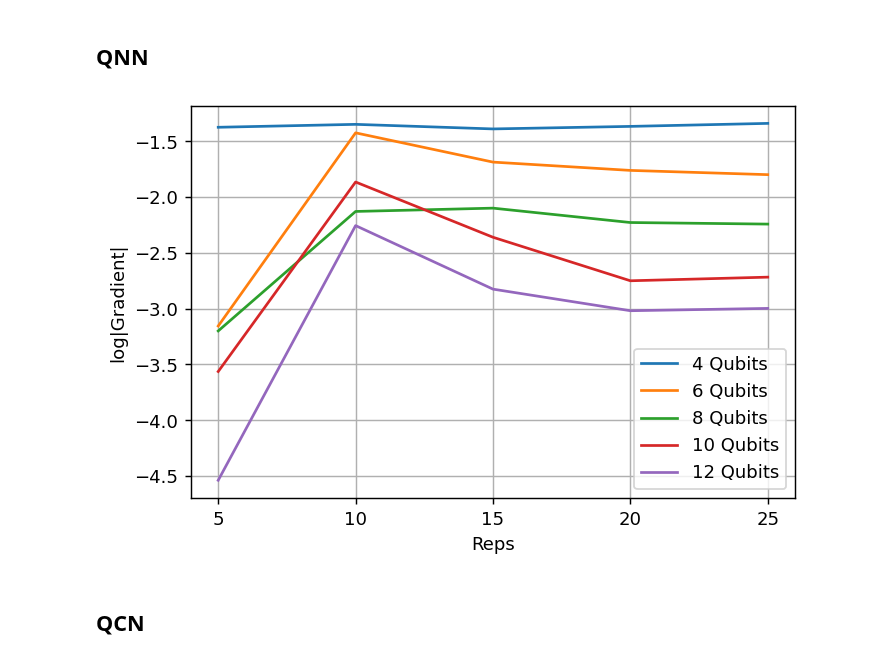
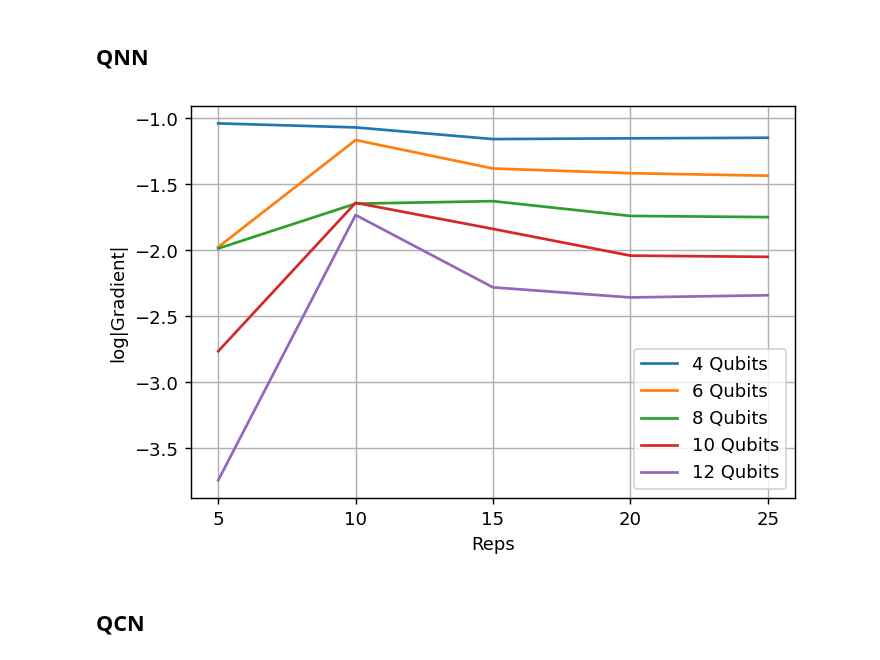
Before and after one commit to KristianWold/Master-Thesis, a Jupyter notebook: notebooks/analysis/Vanishing gradient, Analysis.ipynb, the cells around one changed output. Cells and saved outputs as stored; diff of their text form; code cells hidden in the pictures.

```diff
--- a/notebooks/analysis/Vanishing gradient, Analysis.ipynb
+++ b/notebooks/analysis/Vanishing gradient, Analysis.ipynb
@@ -27,22 +24,22 @@ The autoreload extension is already loaded. To reload it, use:
 ## QNN
 # %%
 models = loader(data_path("vanishing_grad_QNN"))
-grad = [np.mean(np.abs(model.weight_gradient_list[0])) for model in models]
+grad = [np.mean(np.abs(model.layers[0].weight_partial)) for model in models]
 grad = np.array(grad).reshape(5,5)
 
 fig=plt.figure(figsize=(6,4), dpi=130, facecolor='w', edgecolor='k')
 plt.plot([5, 10, 15, 20, 25], np.log10(grad.T))
 plt.xticks([5, 10, 15, 20, 25])
 plt.xlabel("Reps")
 plt.ylabel("log|Gradient|")
 plt.legend(["4 Qubits","6 Qubits", "8 Qubits", "10 Qubits", "12 Qubits"])
 plt.grid()
 
 fig.savefig(image_path("vanishing_gradient_QNN.pdf"), bbox_inches='tight')
 
 plt.show()
 # %% [output]
-[figure, old version]
+[figure, new version]
 # %% [markdown]
 ## QCN
 # %% [markdown]
```
Also changed, not shown: parts of 2 cells of this notebook, 43 other files.
